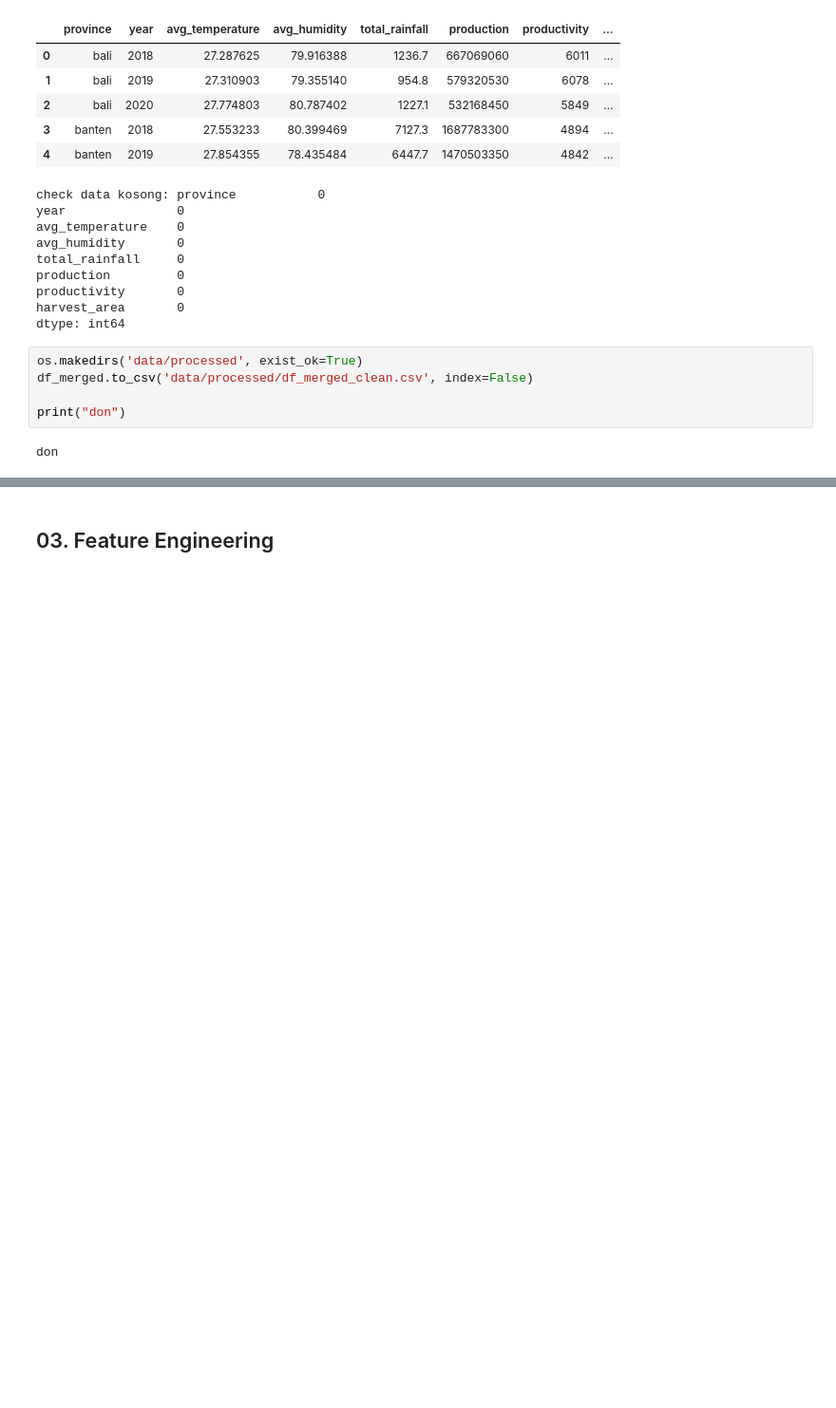
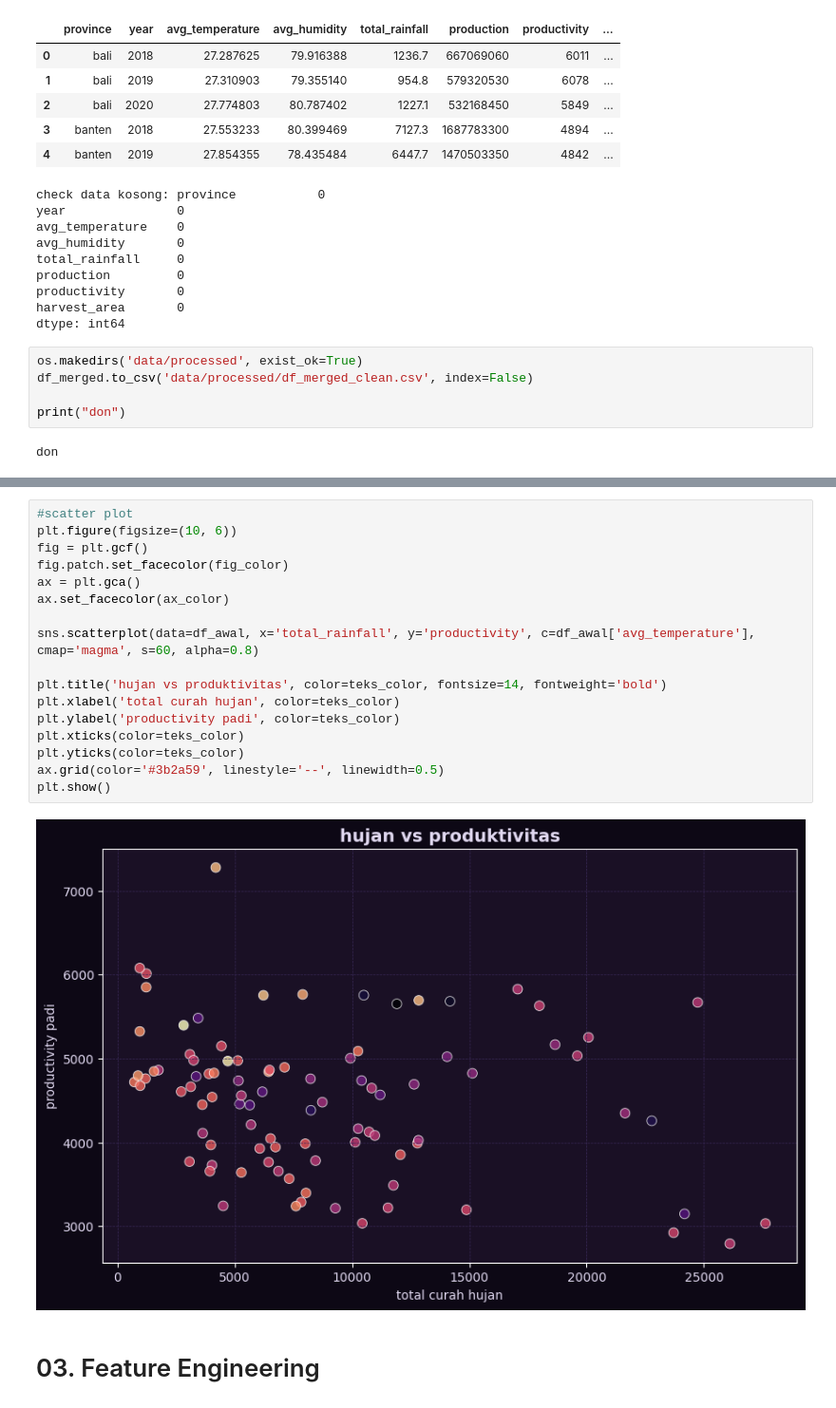
Before and after one commit to melinda-ab/prediksi-kondisi-cuaca-optimal-untuk-bertanam, a Jupyter notebook: main.ipynb, the cells around one changed output, grey strips where cells are left out. Shown at 95% size. Drawn from its saved outputs; the diff is of its cells as text; blank space fills up the shorter version.

```diff
--- a/main.ipynb
+++ b/main.ipynb
@@ -305,2 +353,21 @@ don
+# %%
+#scatter plot
+plt.figure(figsize=(10, 6))
+fig = plt.gcf()
+fig.patch.set_facecolor(fig_color)
+ax = plt.gca()
+ax.set_facecolor(ax_color)
+
+sns.scatterplot(data=df_awal, x='total_rainfall', y='productivity', c=df_awal['avg_temperature'], cmap='magma', s=60, alpha=0.8)
+
+plt.title('hujan vs produktivitas', color=teks_color, fontsize=14, fontweight='bold')
+plt.xlabel('total curah hujan', color=teks_color)
+plt.ylabel('productivity padi', color=teks_color)
+plt.xticks(color=teks_color)
+plt.yticks(color=teks_color)
+ax.grid(color='#3b2a59', linestyle='--', linewidth=0.5)
+plt.show()
+# %% [output]
+[figure, added]
 # %% [markdown]
-## 03. Feature Engineering
+# 03. Feature Engineering
```
Also changed, not shown: parts of 12 cells of this notebook, 1 other file.
